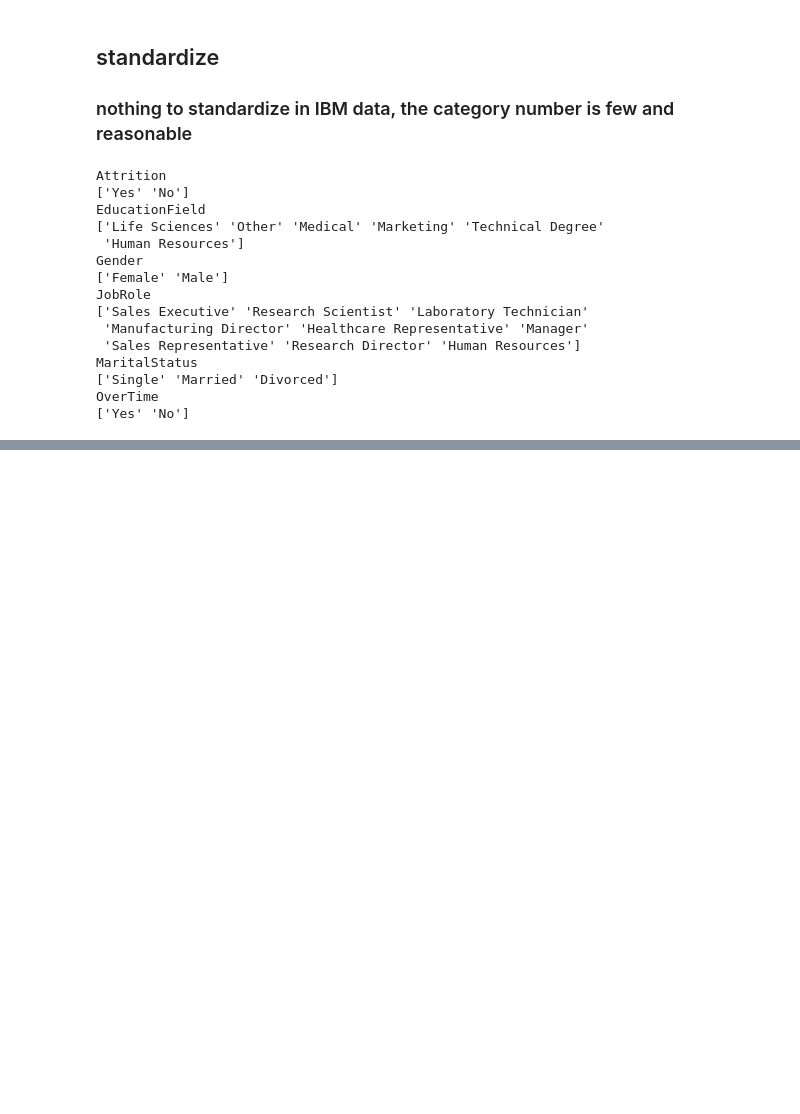
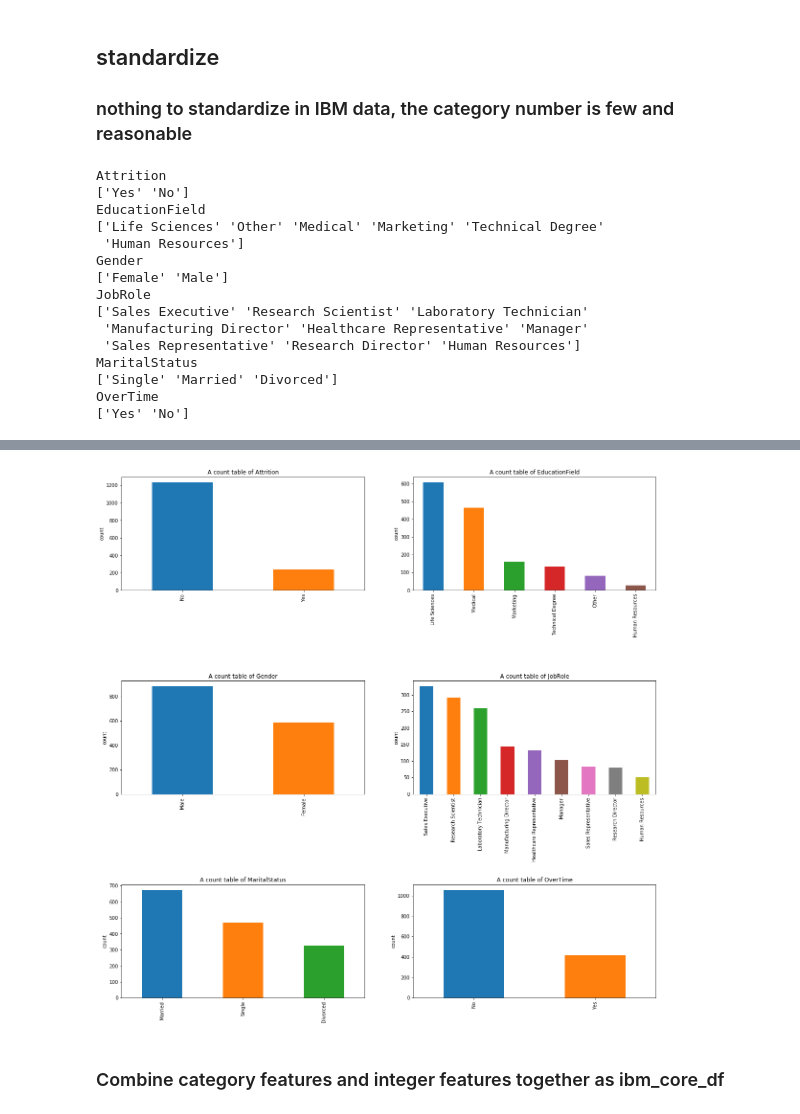
Before and after one commit to A0CiE/cogs108Project, a Jupyter notebook: project.ipynb, the cells around one changed output, grey strips where cells are left out. Saved outputs shown, nothing was run; the diff lists cells and outputs as text; code cells hidden in the pictures; blank space fills up the shorter version.

```diff
--- a/project.ipynb
+++ b/project.ipynb
@@ -200,0 +367,16 @@ fig = scatter_matrix(ibm_num_core_df)
+# %%
+fig = plt.gcf()
+fig.set_size_inches(20, 20)
+
+for k, col in zip(range(1, 7), list(ibm_category_df.columns)):
+    plt.subplot(3, 2, k)
+    value_counts = ibm_category_df[col].value_counts()
+    value_counts.plot(kind='bar')
+    plt.gcf()
+    plt.title('A count table of ' + col)
+    plt.ylabel('count')
+plt.subplots_adjust( wspace=0.2, hspace=0.8)
+# %% [output]
+[figure, added]
+# %% [markdown]
+### Combine category features and integer features together as ibm_core_df
```
Also changed, not shown: parts of 29 cells of this notebook.
